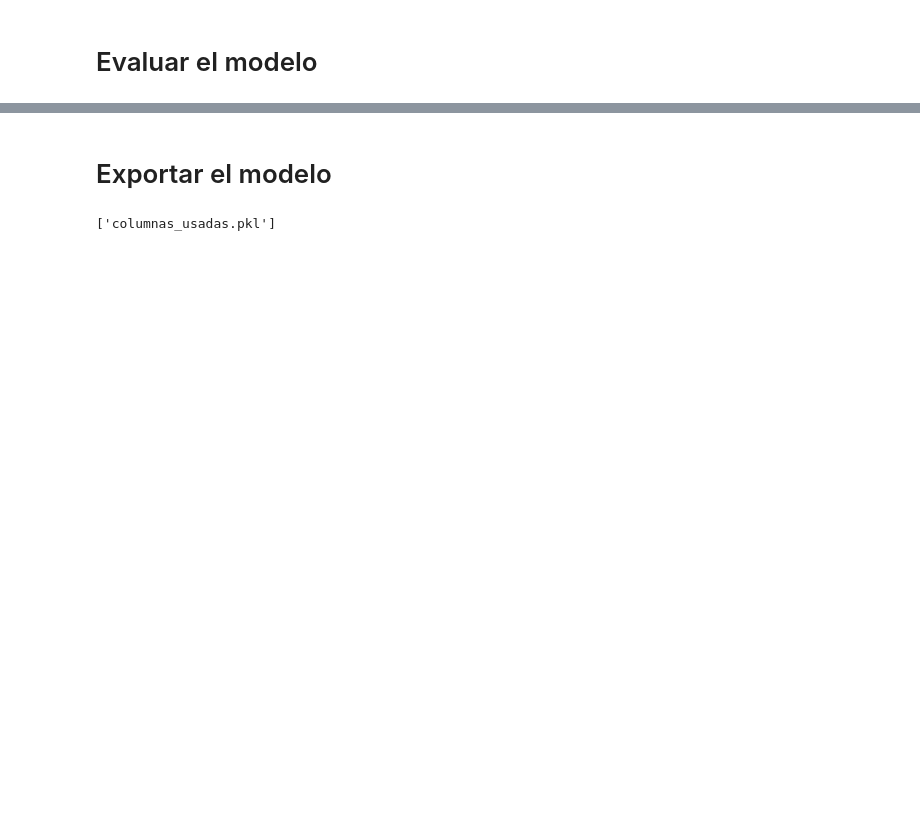
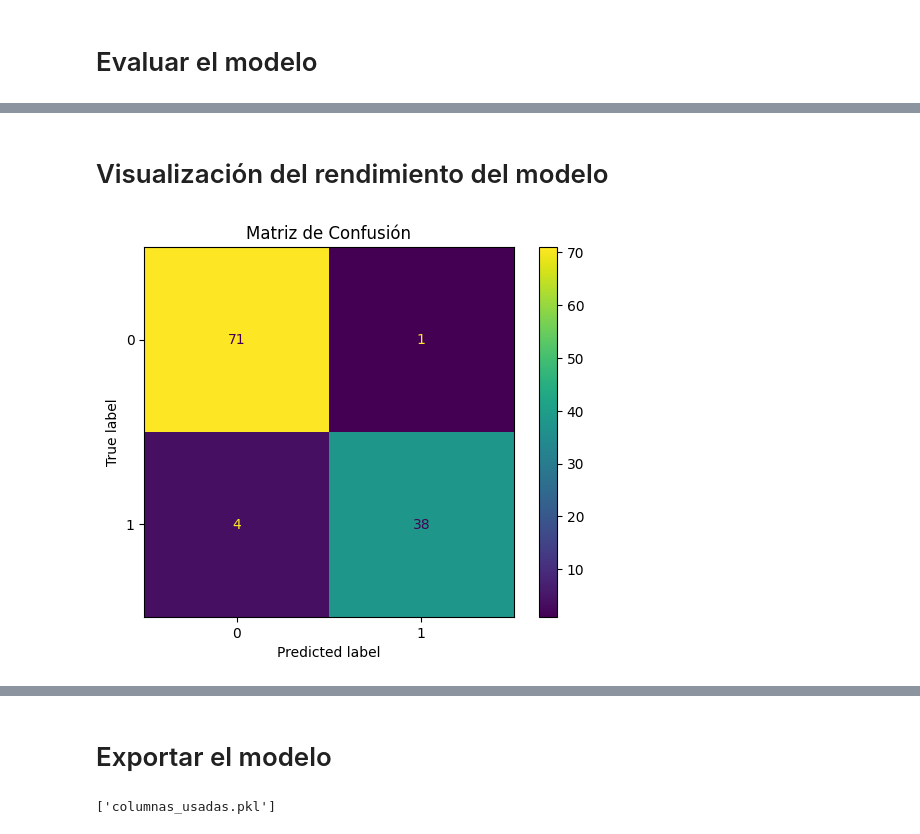
Before and after one commit to MACHINE-LEARNING-tlp3/tp-integrador-python, a Jupyter notebook: servidor/train/main.ipynb, the cells around one changed output, grey strips where cells are left out. Cells and saved outputs as stored; diff of their text form; code cells hidden in the pictures; blank space fills up the shorter version.

Commit message:
reentrenamiento del modelo para mejorar la presición - gráficos

```diff
--- a/servidor/train/main.ipynb
+++ b/servidor/train/main.ipynb
@@ -109,8 +119,10 @@ y = df["diagnosis"]
 # %%
-X_train, X_test, y_train, y_test = train_test_split(X, y, test_size=0.2, random_state=42)
+X_train, X_test, y_train, y_test = train_test_split(
+    X, y, test_size=0.2, random_state=42, stratify=y
+)
 # %% [markdown]
 # Entrenamos al modelo
 # %%
-modelo = LogisticRegression(max_iter=10000)
+modelo = make_pipeline(StandardScaler(), LogisticRegression(max_iter=10000))
 modelo.fit(X_train, y_train)
 # %% [output]
@@ -129,0 +157,9 @@ Matriz de confusión:
+# %% [markdown]
+# Visualización del rendimiento del modelo
+# %%
+# matriz de confusión
+ConfusionMatrixDisplay.from_estimator(modelo, X_test, y_test)
+plt.title("Matriz de Confusión")
+plt.show()
+# %% [output]
+[figure, added]
```
Also changed, not shown: parts of 7 cells of this notebook, 2 other files.
